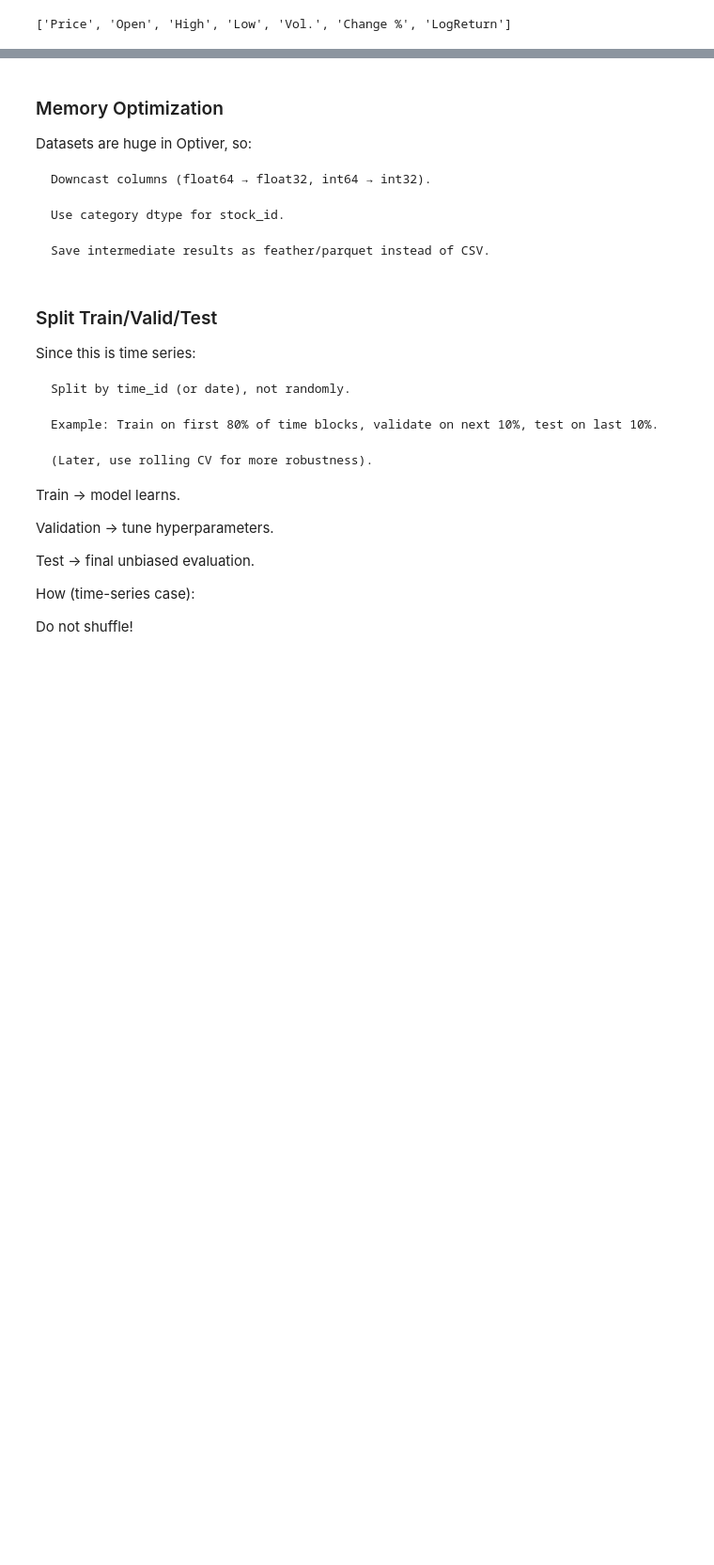
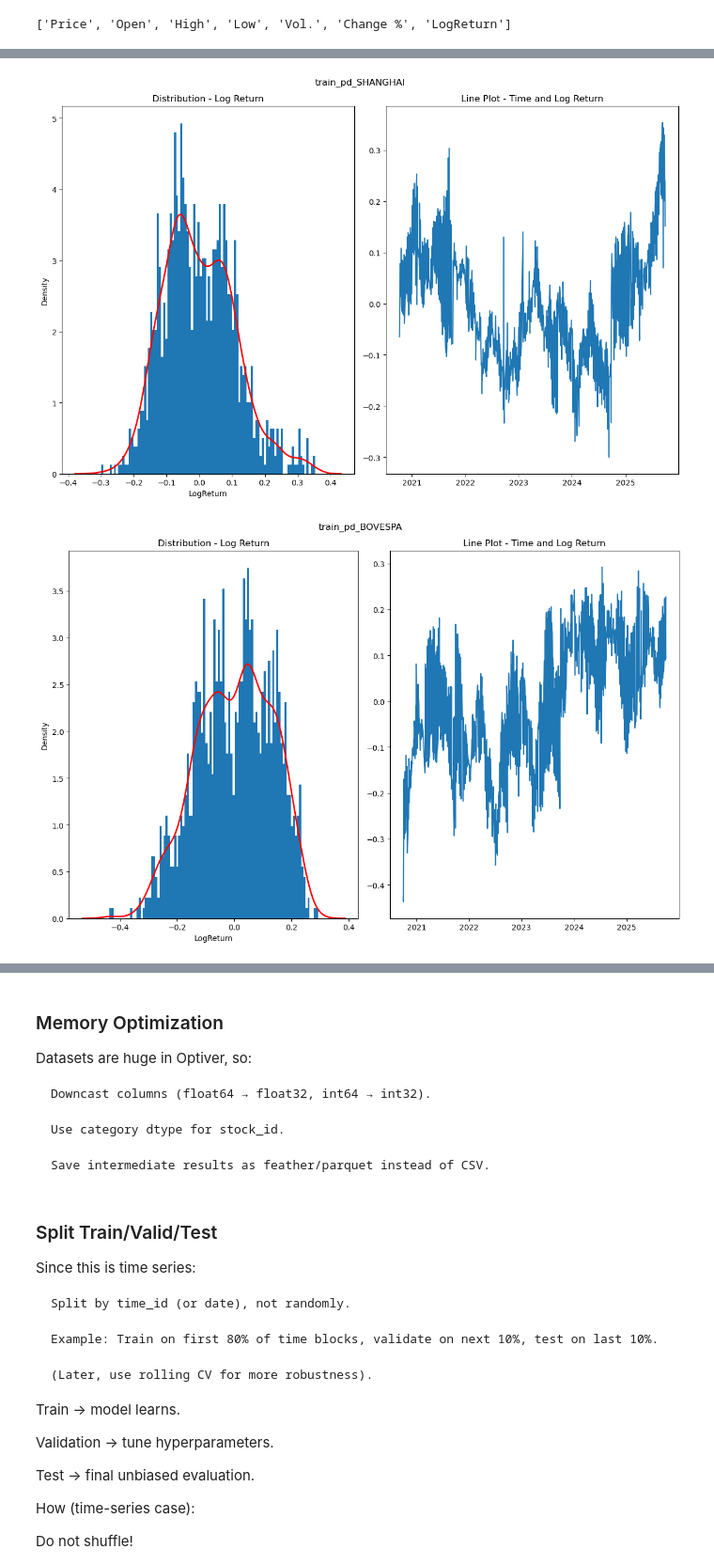
Before and after one commit to victorsobottka/bse-thesis-synthetic-data, a Jupyter notebook: 0_3_Optiver_datapreprocessing_BRICS_v0.ipynb, the cells around one changed output, grey strips where cells are left out. Shown at 94% size. Drawn from its saved outputs; the diff is of its cells as text; code cells hidden in the pictures; blank space fills up the shorter version.

```diff
--- a/0_3_Optiver_datapreprocessing_BRICS_v0.ipynb
+++ b/0_3_Optiver_datapreprocessing_BRICS_v0.ipynb
@@ -420,13 +256,0 @@ Winsorizing preserves the row, just prevents extreme distortion.
-# %%
-size_cols = ['bid_size', 'ask_size', 'matched_size', 'imbalance_size']
-
-for col in size_cols:
-    lower = train_sorted_pd[col].quantile(0.01)   # 1st percentile
-    upper = train_sorted_pd[col].quantile(0.99)   # 99th percentile
-
-    train_sorted_pd[col + '_winsor'] = train_sorted_pd[col].clip(lower, upper)
-
-    # Optional: indicator for whether it was capped
-    train_sorted_pd[col + '_is_capped'] = (
-        (train_sorted_pd[col] < lower) | (train_sorted_pd[col] > upper)
-    ).astype(int)
@@ -450,0 +257,4 @@ See the caveats in the documentation: https://pandas.pydata.org/pandas-docs/stab
+# %%
+for key, df in train_dfs.items():
+    for i in df.columns:
+        print(key, i, df[i].dtype)
@@ -450,0 +329,23 @@ See the caveats in the documentation: https://pandas.pydata.org/pandas-docs/stab
+# %%
+import seaborn as sns
+def plot_graph(x, y, title):
+    fig, ax = plt.subplots(1,2, figsize=(12, 8))
+    fig.suptitle(title)
+    ax[0].set_title('Distribution - Log Return')
+    ax[0].hist(y.dropna(), bins=100, density=True)
+    # Add a smooth red line
+    sns.kdeplot(y.dropna(), ax = ax[0],color='red', linewidth=2)
+    ax[1].set_title('Line Plot - Time and Log Return')
+    ax[1].plot(x,y)
+    fig.tight_layout()
+    plt.show()
+# ...existing code...
+# %%
+for key, df in train_dfs.items():
+    title = key
+    x = df.index
+    y = df['LogReturn']
+    plot_graph(x, y, title)
+# %% [output]
+[figure, added]
+[figure, added]
```
Also changed, not shown: parts of 15 cells of this notebook, 15 other files.
